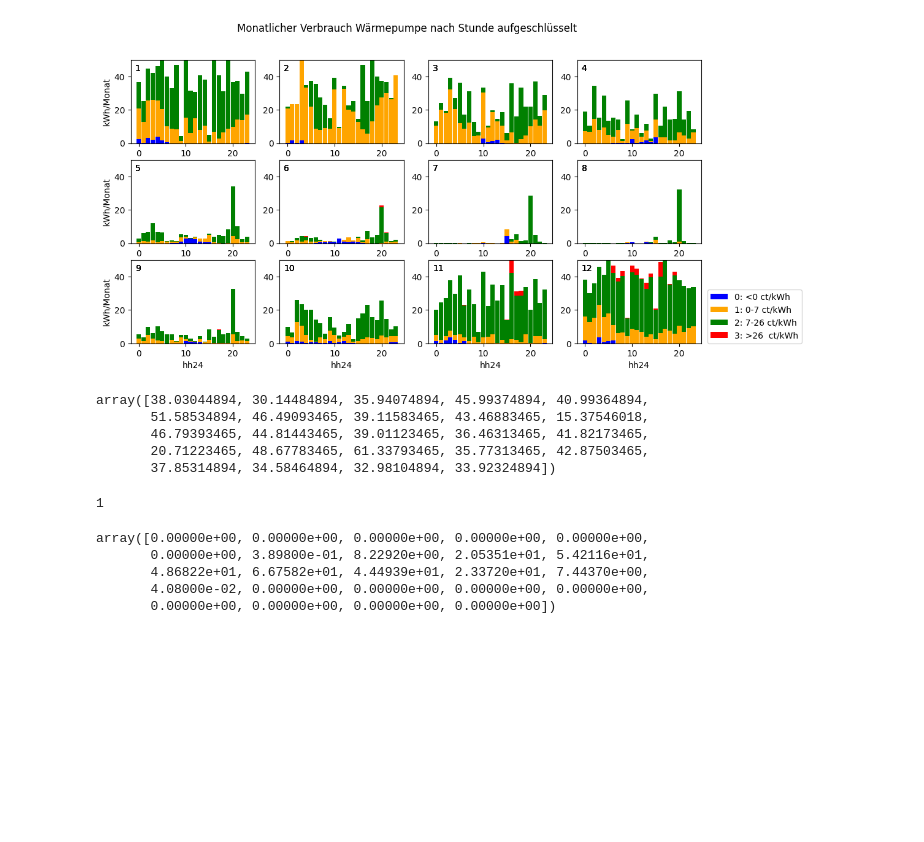
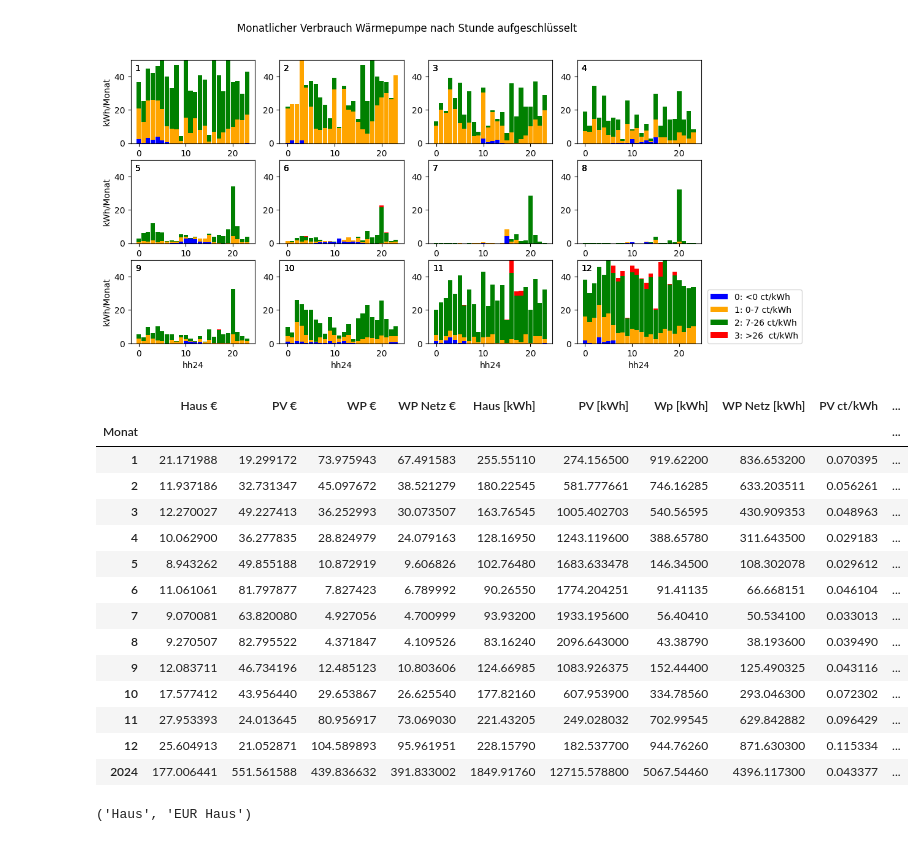
Before and after one commit to strubbi77/breisgauwind, a Jupyter notebook: Stromwert_IK8.ipynb, the cells around one changed output. Cells and saved outputs as stored; diff of their text form; code cells hidden in the pictures; blank space fills up the shorter version.

```diff
--- a/Stromwert_IK8.ipynb
+++ b/Stromwert_IK8.ipynb
@@ -149,10 +149,12 @@ for index,row in preis_menge.iterrows():
 
 
 preis_menge['WP']=preis_menge['WP S']-preis_menge['Haus S']+preis_menge['Haus H']-preis_menge['WP H']
+preis_menge['WP Netz']=preis_menge['WP S']-preis_menge['Haus S']
 preis_menge['Haus']=preis_menge['Haus S']
 preis_menge['PV']=preis_menge['WP H']
 
 preis_menge['EUR WP']   = preis_menge['WP']* preis_menge['DE-LU Day Ahead EUR/MWh']  /1000000
+preis_menge['EUR WP Netz']   = preis_menge['WP Netz']* preis_menge['DE-LU Day Ahead EUR/MWh']  /1000000
 preis_menge['EUR Haus'] = preis_menge['Haus']* preis_menge['DE-LU Day Ahead EUR/MWh']/1000000
 preis_menge['EUR PV']   = preis_menge['PV']* preis_menge['DE-LU Day Ahead EUR/MWh']  /1000000
 pm_cat=preis_menge['DE-LU Day Ahead EUR/MWh']
@@ -376,22 +378,38 @@ plt.show()
 # %% [output]
 [figure]
 # %%
-bottom
+pm2=preis_menge
+#pm2=pm2[pm2.index.year==2024]
+pm2['Monat']=pm2.index.month
+pm2['Jahr']=pm2.index.year
+#Strom=pd.pivot_table(pm2,index='Monat',values=['WP','Haus','PV','EUR WP','EUR Haus','EUR PV'], columns=['+-'], aggfunc='sum',margins=True,margins_name='2024').fillna(0)
+Strom=pd.pivot_table(pm2,index='Monat',values=['WP','Haus','PV','WP Netz','EUR WP','EUR WP Netz','EUR Haus','EUR PV'], aggfunc='sum',margins=True,margins_name='2024').fillna(0)
+Strom['PV']=Strom['PV']/1000
+Strom['WP']=Strom['WP']/1000
+Strom['Haus']=Strom['Haus']/1000
+Strom['WP Netz']=Strom['WP Netz']/1000
+for cur in ('PV','WP','Haus','WP Netz'):
+    eu_n='EUR '+cur
+    Strom=Strom.join(Strom[eu_n].div(Strom[cur]).rename('avg: '+cur))
-# %% [output]
-array([38.03044894, 30.14484894, 35.94074894, 45.99374894, 40.99364894,
-       51.58534894, 46.49093465, 39.11583465, 43.46883465, 15.37546018,
-       46.79393465, 44.81443465, 39.01123465, 36.46313465, 41.82173465,
-       20.71223465, 48.67783465, 61.33793465, 35.77313465, 42.87503465,
-       37.85314894, 34.58464894, 32.98104894, 33.92324894])
 # %%
-f
+Strom.rename(columns={'EUR Haus':'Haus €','EUR PV':'PV €','EUR WP':'WP €','EUR WP Netz':'WP Netz €','Haus':'Haus [kWh]','PV':'PV [kWh]','WP':'Wp [kWh]','WP Netz':'WP Netz [kWh]','avg: PV':'PV ct/kWh','avg: Haus':'Haus ct/kWh','avg: WP':'WP ct/kWh','avg: WP Netz':'WP Netz ct/kWh'})
 # %% [output]
-1
+|  | Haus € | PV € | WP € | WP Netz € | Haus [kWh] | PV [kWh] | Wp [kWh] | WP Netz [kWh] | PV ct/kWh | ... |
+| Monat |  |  |  |  |  |  |  |  |  | ... |
+| 1 | 21.171988 | 19.299172 | 73.975943 | 67.491583 | 255.55110 | 274.156500 | 919.62200 | 836.653200 | 0.070395 | ... |
+| 2 | 11.937186 | 32.731347 | 45.097672 | 38.521279 | 180.22545 | 581.777661 | 746.16285 | 633.203511 | 0.056261 | ... |
+| 3 | 12.270027 | 49.227413 | 36.252993 | 30.073507 | 163.76545 | 1005.402703 | 540.56595 | 430.909353 | 0.048963 | ... |
+| 4 | 10.062900 | 36.277835 | 28.824979 | 24.079163 | 128.16950 | 1243.119600 | 388.65780 | 311.643500 | 0.029183 | ... |
+| 5 | 8.943262 | 49.855188 | 10.872919 | 9.606826 | 102.76480 | 1683.633478 | 146.34500 | 108.302078 | 0.029612 | ... |
+| 6 | 11.061061 | 81.797877 | 7.827423 | 6.789992 | 90.26550 | 1774.204251 | 91.41135 | 66.668151 | 0.046104 | ... |
+| 7 | 9.070081 | 63.820080 | 4.927056 | 4.700999 | 93.93200 | 1933.195600 | 56.40410 | 50.534100 | 0.033013 | ... |
+| 8 | 9.270507 | 82.795522 | 4.371847 | 4.109526 | 83.16240 | 2096.643000 | 43.38790 | 38.193600 | 0.039490 | ... |
+| 9 | 12.083711 | 46.734196 | 12.485123 | 10.803606 | 124.66985 | 1083.926375 | 152.44400 | 125.490325 | 0.043116 | ... |
+| 10 | 17.577412 | 43.956440 | 29.653867 | 26.625540 | 177.82160 | 607.953900 | 334.78560 | 293.046300 | 0.072302 | ... |
+| 11 | 27.953393 | 24.013645 | 80.956917 | 73.069030 | 221.43205 | 249.028032 | 702.99545 | 629.842882 | 0.096429 | ... |
+| 12 | 25.604913 | 21.052871 | 104.589893 | 95.961951 | 228.15790 | 182.537700 | 944.76260 | 871.630300 | 0.115334 | ... |
+| 2024 | 177.006441 | 551.561588 | 439.836632 | 391.833002 | 1849.91760 | 12715.578800 | 5067.54460 | 4396.117300 | 0.043377 | ... |
 # %%
-bottom
+cur,eu_n
 # %% [output]
-array([0.00000e+00, 0.00000e+00, 0.00000e+00, 0.00000e+00, 0.00000e+00,
-       0.00000e+00, 3.89800e-01, 8.22920e+00, 2.05351e+01, 5.42116e+01,
-       4.86822e+01, 6.67582e+01, 4.44939e+01, 2.33720e+01, 7.44370e+00,
-       4.08000e-02, 0.00000e+00, 0.00000e+00, 0.00000e+00, 0.00000e+00,
-       0.00000e+00, 0.00000e+00, 0.00000e+00, 0.00000e+00])
+('Haus', 'EUR Haus')
```
Also changed, not shown: parts of 2 cells of this notebook, 2 other files.
